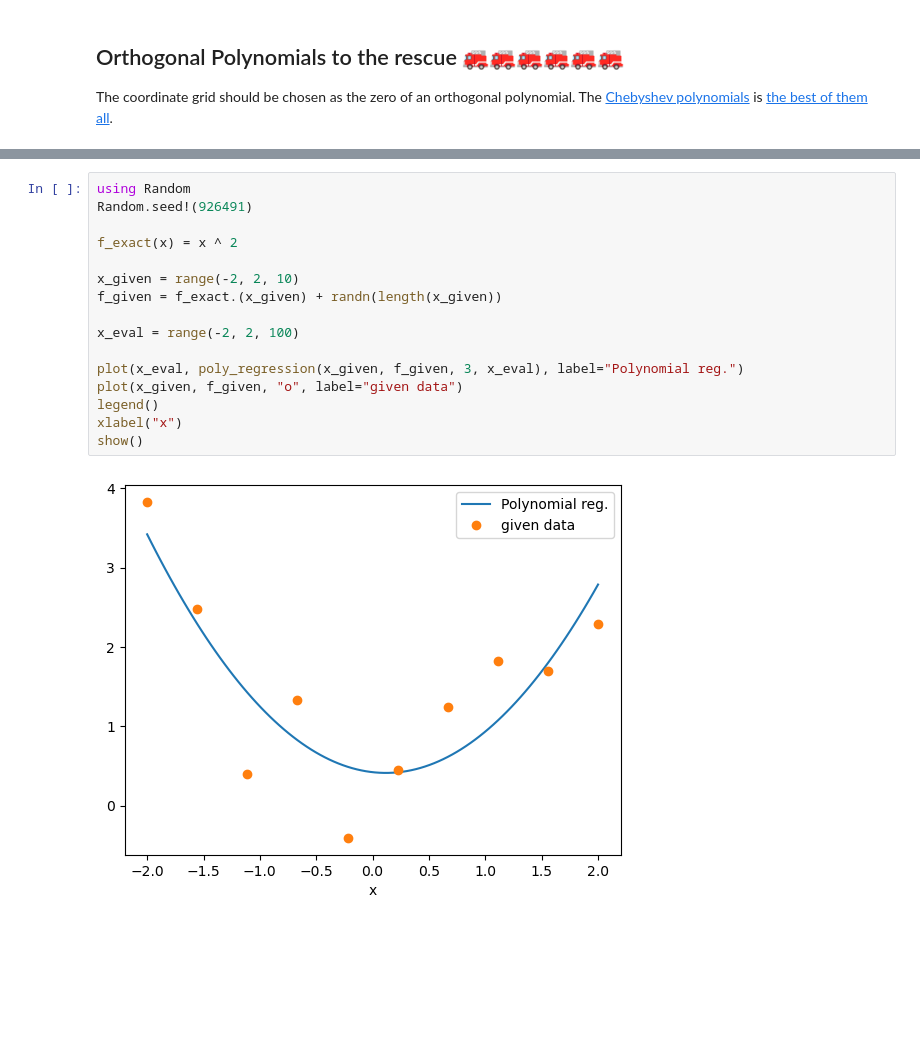
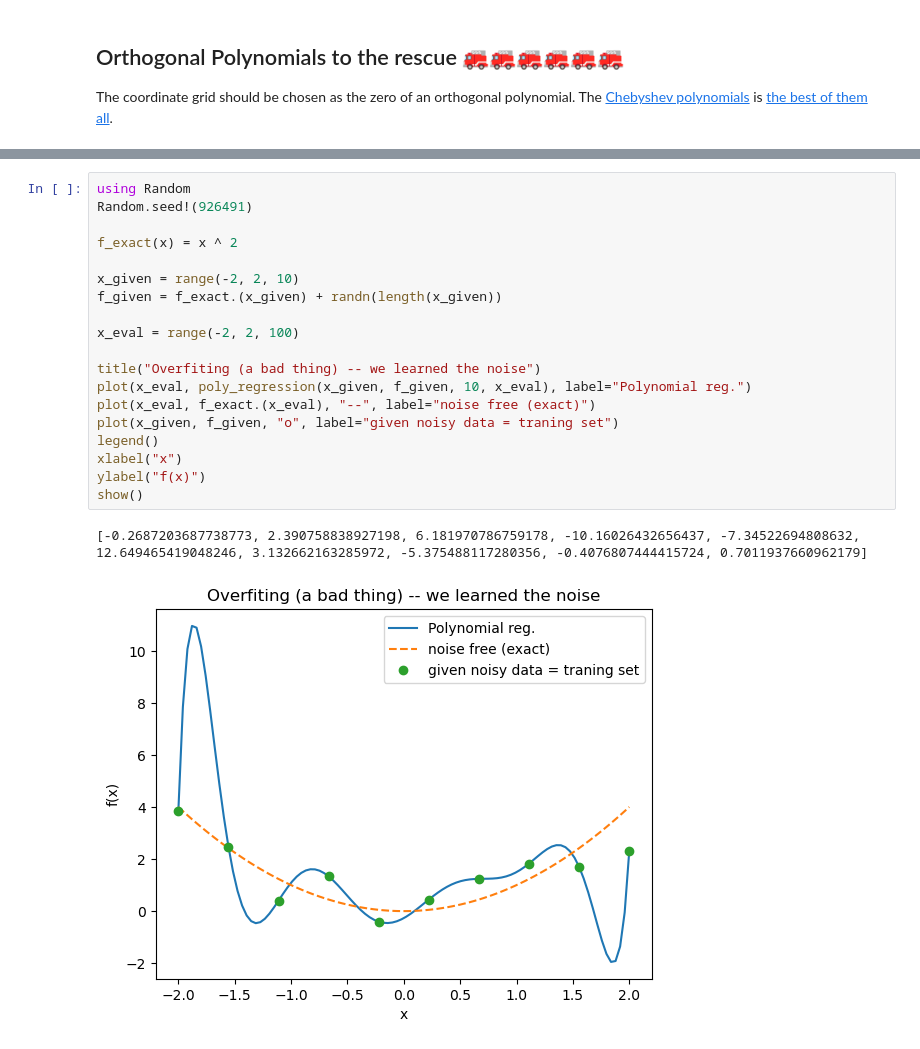
Before and after one commit to tkeegan12/Course_Computational_Physics_and_Engineering, a Jupyter notebook: Module5_Interpolation_and_Curve_fitting.ipynb, the cells around one changed output, grey strips where cells are left out. Saved outputs shown, nothing was run; the diff lists cells and outputs as text; blank space fills up the shorter version.

```diff
--- a/Module5_Interpolation_and_Curve_fitting.ipynb
+++ b/Module5_Interpolation_and_Curve_fitting.ipynb
@@ -275,21 +277,25 @@ function poly_regression(x_given, f_given, m::Int, x_eval)
 end
 # %% [output]
 poly_regression (generic function with 1 method)
-# %%
-using Random
-Random.seed!(926491)
-
-f_exact(x) = x ^ 2
-
-x_given = range(-2, 2, 10)
-f_given = f_exact.(x_given) + randn(length(x_given))
-
-x_eval = range(-2, 2, 100)
-
-plot(x_eval, poly_regression(x_given, f_given, 3, x_eval), label="Polynomial reg.")
-plot(x_given, f_given, "o", label="given data")
-legend()
-xlabel("x")
-show()
-# %% [output]
-[figure, removed]
+# %%
+using Random
+Random.seed!(926491)
+
+f_exact(x) = x ^ 2
+
+x_given = range(-2, 2, 10)
+f_given = f_exact.(x_given) + randn(length(x_given))
+
+x_eval = range(-2, 2, 100)
+
+title("Overfiting (a bad thing) -- we learned the noise")
+plot(x_eval, poly_regression(x_given, f_given, 10, x_eval), label="Polynomial reg.")
+plot(x_eval, f_exact.(x_eval), "--", label="noise free (exact)")
+plot(x_given, f_given, "o", label="given noisy data = traning set")
+legend()
+xlabel("x")
+ylabel("f(x)")
+show()
+# %% [output]
+[-0.2687203687738773, 2.390758838927198, 6.181970786759178, -10.16026432656437, -7.34522694808632, 12.649465419048246, 3.132662163285972, -5.375488117280356, -0.4076807444415724, 0.7011937660962179]
+[figure, added]
```
Also changed, not shown: parts of 13 cells of this notebook.
